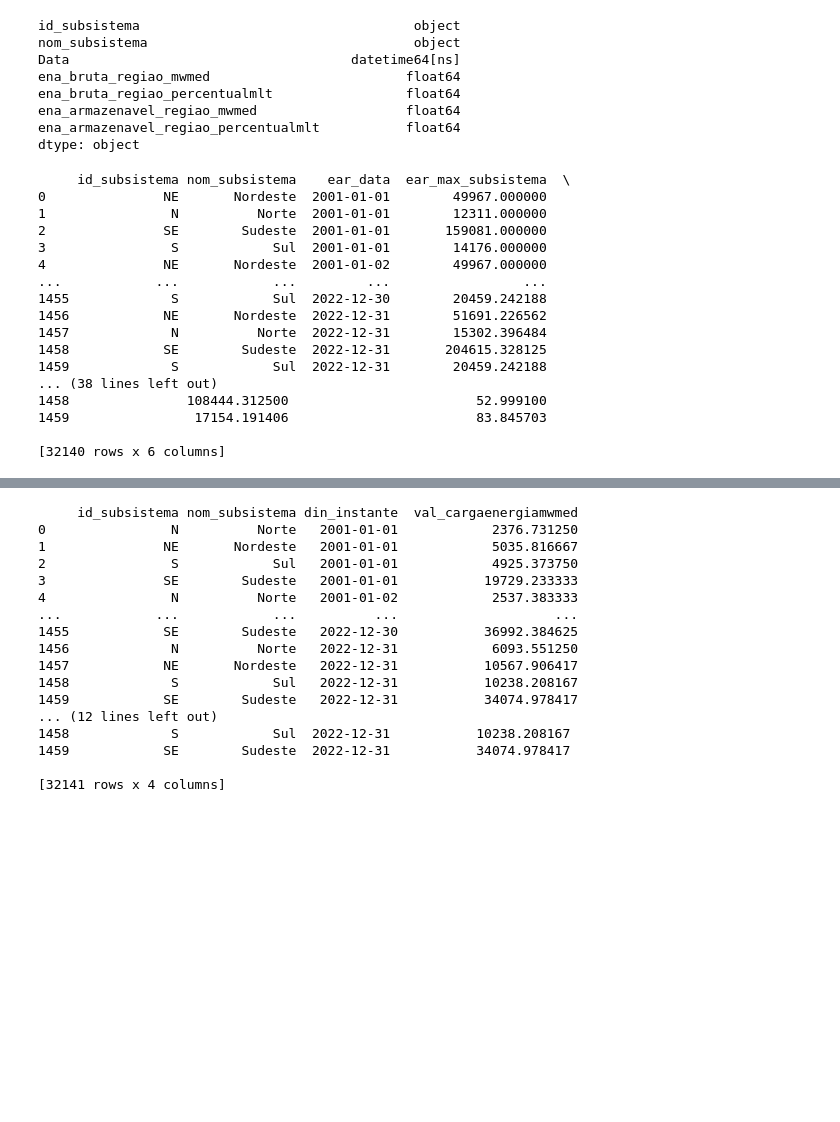
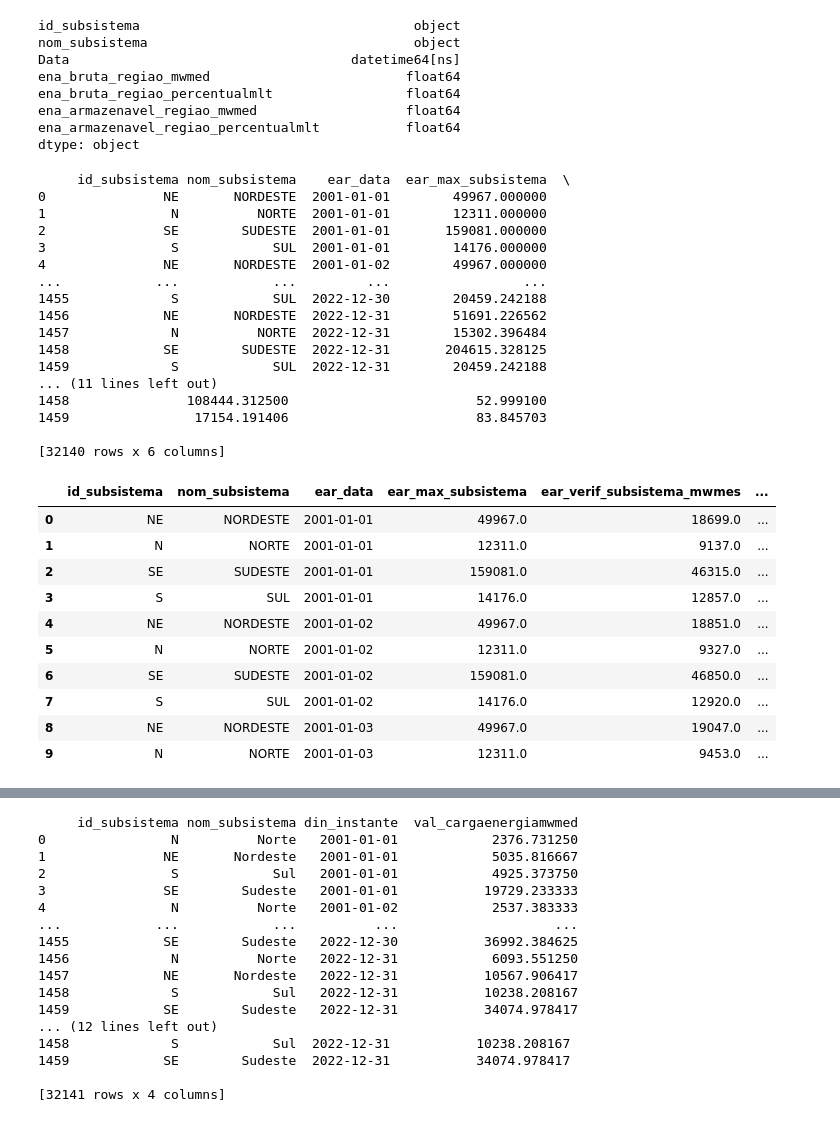
Before and after one commit to belanatal/PosPUCRio, a Jupyter notebook: MVP-SprintI.ipynb, the cells around one changed output, grey strips where cells are left out. Saved outputs shown, nothing was run; the diff lists cells and outputs as text; code cells hidden in the pictures; blank space fills up the shorter version.

```diff
--- a/MVP-SprintI.ipynb
+++ b/MVP-SprintI.ipynb
@@ -184,48 +181,47 @@ dtype: object
 # EArm - Arquivos com os dados anuais, com histórico desde 2001.
 # Portanto, serão utilizados os mesmos parâmetros temporais base (que das demais grandezas)
 
+#Importando os dados da url para o dataframe, começando pelo ano inicial do histórico, até o ano vigente
+#Conforme dicionário de dados disponibilizado na página de Arquitetura Aberta do ONS, os arquivos .csv estão no formato UTF-8, com delimitador do tipo ponto-e-vírgula
 earm=pd.read_csv("https://ons-dl-prod-opendata.s3.amazonaws.com/dataset/ear_subsistema_di/EAR_DIARIO_SUBSISTEMA_"+str(ano_zero)+".csv",delimiter=";",encoding = 'utf8')
 earm=pd.DataFrame(earm)
-
 for ano in range (ano_inicio,ano_fim):
     ano_str=str(ano)
     earm_ano=pd.read_csv("https://ons-dl-prod-opendata.s3.amazonaws.com/dataset/ear_subsistema_di/EAR_DIARIO_SUBSISTEMA_"+ano_str+".csv",delimiter=";",encoding = 'utf8')
     earm_ano=pd.DataFrame(earm_ano)
     earm=pd.concat([earm,earm_ano])
 
-# Conferindo as primeiras e as últimas 100 linhas, para check da importação de dados
-earm.head(100)
-earm.tail(100)
-
-# Conferindo a quantidade de dias (considerando 4 subsistemas)
-len(earm)/4
-
-# Iniciando o tratamento dos dados
-#Convertendo os nomes dos subsistemas para 1ª letra em maiúscula: SE->Sudeste; S->Sul; NE->Nordeste; N->Norte
-
-earm['nom_subsistema']=earm['nom_subsistema'].replace({'SUDESTE':'Sudeste',
-                                                'SUL':'Sul',
-                                                'NORDESTE':'Nordeste',
-                                                'NORTE':'Norte'})
-print(earm)
-
-earm=earm.rename(columns = {'ear_data':'Data'}) # Renomeando a coluna de data, de modo a ser o mesmo nome em todos os DataFrames, para facilitar a chave de mesclagem
-print(earm)
+print (earm)
 # %% [output]
      id_subsistema nom_subsistema    ear_data  ear_max_subsistema  \
-0               NE       Nordeste  2001-01-01        49967.000000
-1                N          Norte  2001-01-01        12311.000000
-2               SE        Sudeste  2001-01-01       159081.000000
-3                S            Sul  2001-01-01        14176.000000
-4               NE       Nordeste  2001-01-02        49967.000000
+0               NE       NORDESTE  2001-01-01        49967.000000
+1                N          NORTE  2001-01-01        12311.000000
+2               SE        SUDESTE  2001-01-01       159081.000000
+3                S            SUL  2001-01-01        14176.000000
+4               NE       NORDESTE  2001-01-02        49967.000000
 ...            ...            ...         ...                 ...
-1455             S            Sul  2022-12-30        20459.242188
-1456            NE       Nordeste  2022-12-31        51691.226562
-1457             N          Norte  2022-12-31        15302.396484
-1458            SE        Sudeste  2022-12-31       204615.328125
-1459             S            Sul  2022-12-31        20459.242188
-... (38 lines left out)
+1455             S            SUL  2022-12-30        20459.242188
+1456            NE       NORDESTE  2022-12-31        51691.226562
+1457             N          NORTE  2022-12-31        15302.396484
+1458            SE        SUDESTE  2022-12-31       204615.328125
+1459             S            SUL  2022-12-31        20459.242188
+... (11 lines left out)
 1458               108444.312500                        52.999100
 1459                17154.191406                        83.845703
 
 [32140 rows x 6 columns]
+# %%
+# Conferindo as primeiras 10 linhas, para check da importação de dados
+earm.head(10)
+# %% [output]
+|  | id_subsistema | nom_subsistema | ear_data | ear_max_subsistema | ear_verif_subsistema_mwmes | ... |
+| 0 | NE | NORDESTE | 2001-01-01 | 49967.0 | 18699.0 | ... |
+| 1 | N | NORTE | 2001-01-01 | 12311.0 | 9137.0 | ... |
+| 2 | SE | SUDESTE | 2001-01-01 | 159081.0 | 46315.0 | ... |
+| 3 | S | SUL | 2001-01-01 | 14176.0 | 12857.0 | ... |
+| 4 | NE | NORDESTE | 2001-01-02 | 49967.0 | 18851.0 | ... |
+| 5 | N | NORTE | 2001-01-02 | 12311.0 | 9327.0 | ... |
+| 6 | SE | SUDESTE | 2001-01-02 | 159081.0 | 46850.0 | ... |
+| 7 | S | SUL | 2001-01-02 | 14176.0 | 12920.0 | ... |
+| 8 | NE | NORDESTE | 2001-01-03 | 49967.0 | 19047.0 | ... |
+| 9 | N | NORTE | 2001-01-03 | 12311.0 | 9453.0 | ... |
```
Also changed, not shown: parts of 6 cells of this notebook.
